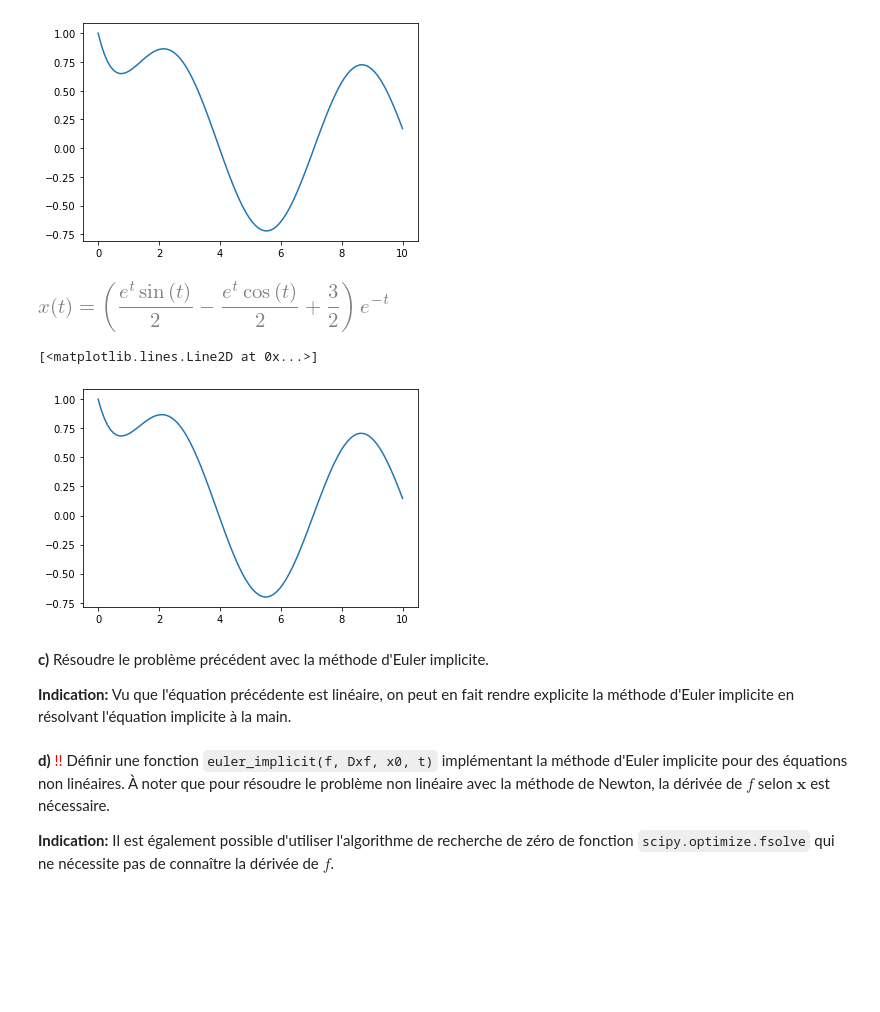
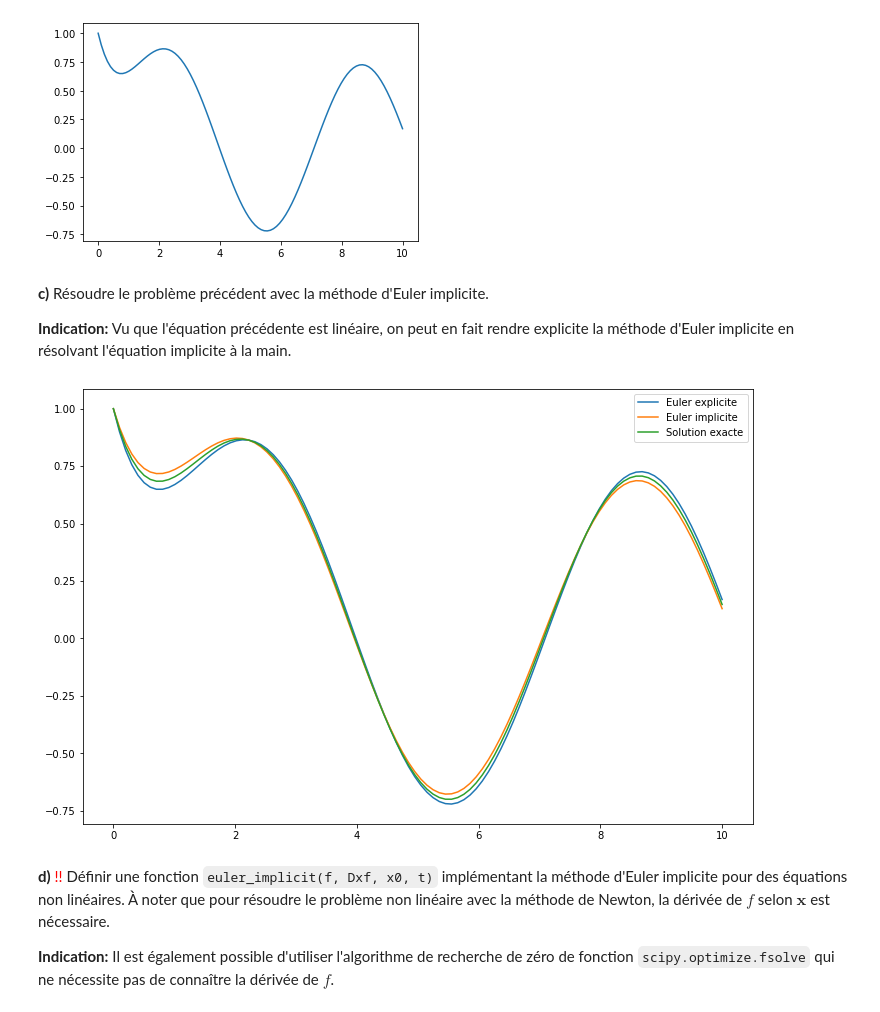
Before and after one commit to AntonioHorcasSerrano/LU2MA100, a Jupyter notebook: chap10.ipynb, the cells around one changed output. Drawn from its saved outputs; the diff is of its cells as text; code cells hidden in the pictures; blank space fills up the shorter version.

```diff
--- a/chap10.ipynb
+++ b/chap10.ipynb
@@ -116,28 +135,6 @@ plt.plot(t,x)
 plt.show()
 # %% [output]
 [figure]
-# %%
-t = sp.Symbol('t')
-x = sp.Function('x')
-x0 = sp.Symbol(r'u0')
-f = sp.sin(t) - x(t)
-edo = sp.Eq(sp.diff(x(t),t) , f)
-edo
-solgen = sp.dsolve(edo,x(t))
-solgen
-x0 = 1
-consts = sp.solve( sp.Eq( x0, solgen.rhs.subs(t,0)) , dict=True)[0]
-consts
-solpar = solgen.subs(consts)
-display(solpar)
-func = sp.lambdify(t, solpar.rhs,'numpy')
-t = np.linspace(0,10,100)
-y = func(t)
-plt.plot(t,y)
-# %% [output]
-[figure, removed]
-[<matplotlib.lines.Line2D at 0x...>]
-[figure, removed]
 # %% [markdown]
 
 **c)**
@@ -145,6 +142,25 @@ Résoudre le problème précédent avec la méthode d'Euler implicite.
 
 **Indication:**
 Vu que l'équation précédente est linéaire, on peut en fait rendre explicite la méthode d'Euler implicite en résolvant l'équation implicite à la main.
+# %%
+plt.figure(figsize=(12,8))
+t = np.linspace(0,10,100)
+h=0.1
+x = [0 for x in range(len(t))]
+x[0] = 1
+i=1
+while i < len(t):
+    # on évalue manuellement la fonction f en on en déduit la valeur de x()
+    x[i] = (1/(1+h)) * (x[i-1] + math.sin(t[i])*h)
+    i+=1
+x1 = euler_explicit(f, 1, t)
+plt.plot(t,x1, label='Euler explicite')
+plt.plot(t,x, label='Euler implicite')
+plt.plot(t,y, label='Solution exacte')
+plt.legend()
+plt.show()
+# %% [output]
+[figure, added]
 # %% [markdown]
 
 **d)**
```
Also changed, not shown: parts of 1 cell of this notebook.
